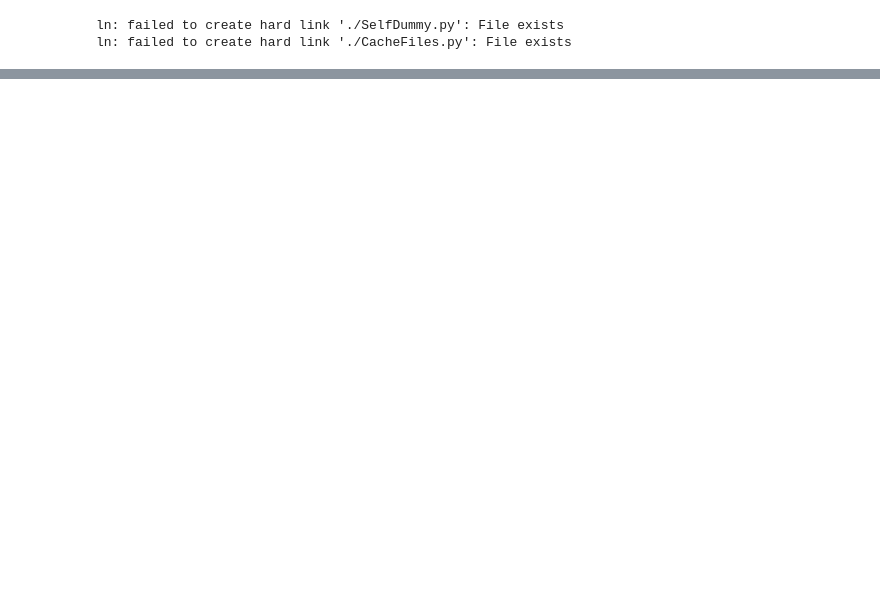
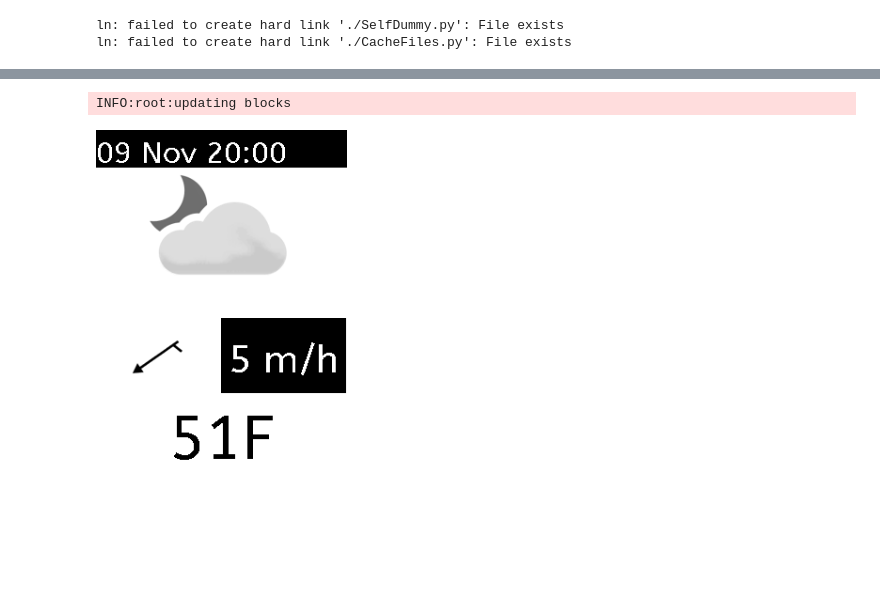
Before and after one commit to txoof/epd_display, a Jupyter notebook: paperpi/plugins/open_weather/met_no.ipynb, the cells around one changed output, grey strips where cells are left out. Cells and saved outputs as stored; diff of their text form; code cells hidden in the pictures; blank space fills up the shorter version.

Commit message:
add test layout

```diff
--- a/paperpi/plugins/open_weather/met_no.ipynb
+++ b/paperpi/plugins/open_weather/met_no.ipynb
@@ -372,14 +371,14 @@ def update_function(self):
 
     required_config_options = {'lat': 47.94,
                                'lon': 106.966,
-                               'location_name': 'Ulaanbaatar',
+                               'location_name': 'Ulaanbaatar, Mongolia',
                                'temp_units': 'celsius',
                                'rain_units': 'mm',
                                'windspeed': 'm/s'
                               }
 
-    for k in required_config_options:
-        if not k, v in self.config.items()
+    for k, v in required_config_options.items():
+        if not k in self.config:
             logging.info(f'missing configuration value: {k}')
             logging.info(f'using default value: {v}')
             self.config[k] = v
@@ -408,28 +407,13 @@ def update_function(self):
         # flatten the meta_data JSON so it can be used in processing the rest of the data
         meta_data_flat = flatten_json(meta_data)
         timeseries_data = process_data(timeseries_data, meta_data_flat, self.cache.path)
-
-
     else:
         return failure
+
     data = timeseries_data
+    data = flatten_json(timeseries_data)
+    data = post_process(data, self)
 
-    data = flatten_json(timeseries_data)
-
-
-    # now flatten and convert into strings as needed
-# flatten the dict and then move across each list and flatten value, unit into strings as needed
-#         # convert float/int to string and add units
-#         if len(value) >= 2:
-#             if value[1] in constants.abreviations.keys():
-#                 unit = abreviations[value[1]]
-#             else:
-#                 unit = value[1]
-#             val_unit = f'{value[0]}{unit}'
-#         else:
-#             val_unit = value[0]
-
-#   data['refreshed_at'] = datetime.datetime.now(dateutil.tz.tzlocal()).isoformat()
     return is_updated, data, priority
 # %%
 get_coord('Ulaanbaatar, mongolia')
@@ -537,0 +527,2 @@ ln: failed to create hard link './CacheFiles.py': File exists
+# %%
+m = Layout(resolution=(800, 480))
@@ -537,0 +633,2 @@ ln: failed to create hard link './CacheFiles.py': File exists
+# %%
+m.layout = layout
@@ -537,0 +646,8 @@ ln: failed to create hard link './CacheFiles.py': File exists
+# %%
+m.update_contents(data)
+# %% [output]
+INFO:root:updating blocks
+# %%
+m.concat()
+# %% [output]
+[figure, added]
```
Also changed, not shown: parts of 21 cells of this notebook, 2 other files.
